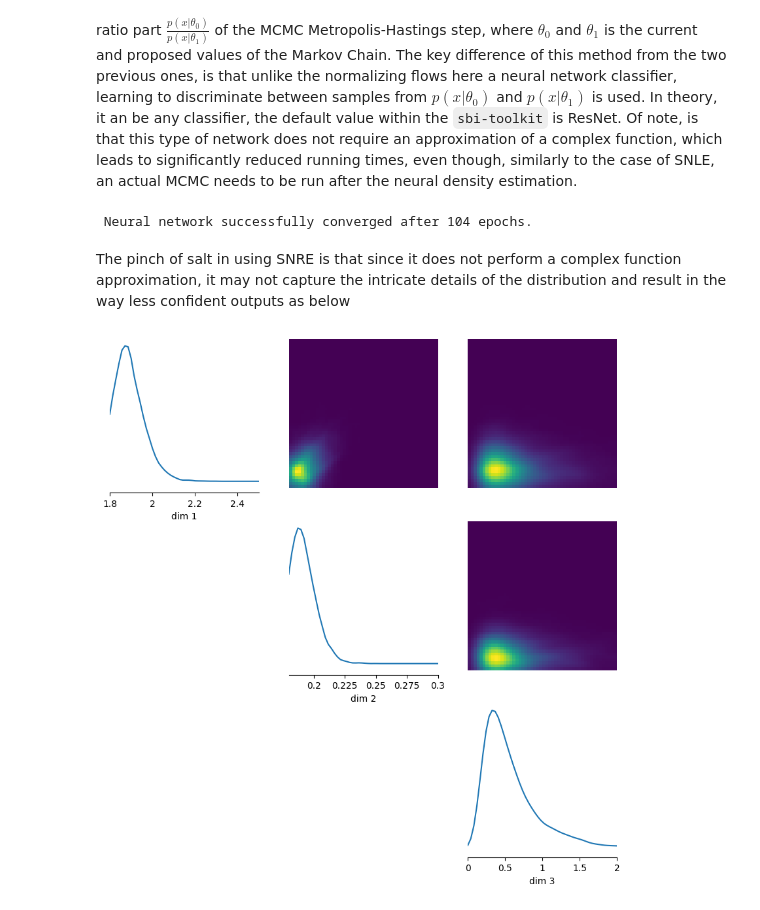
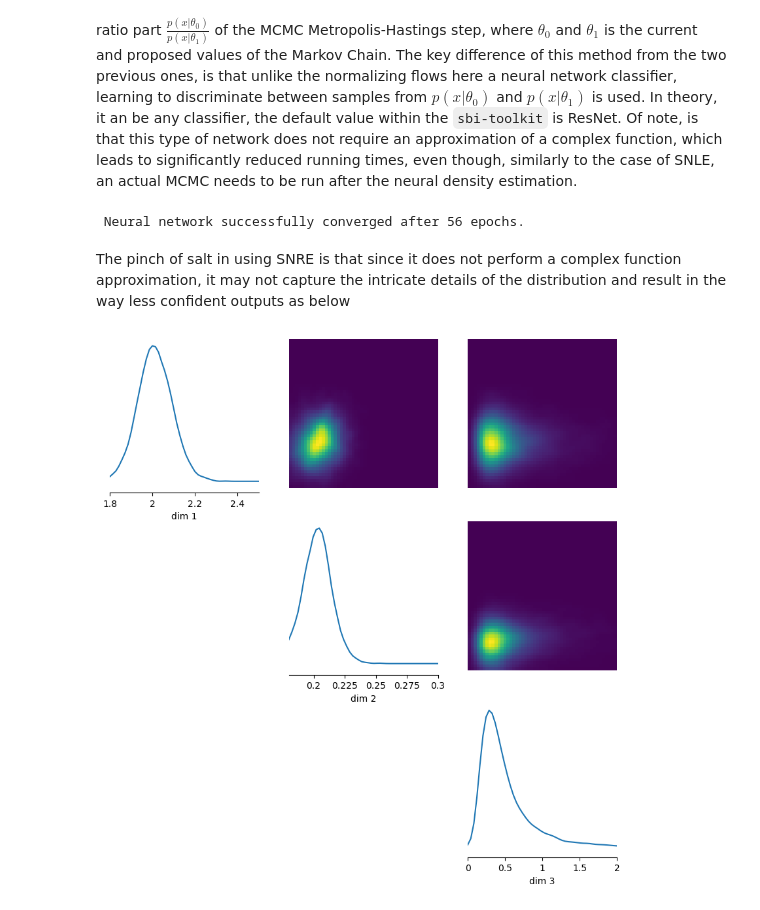
Before and after one commit to albazarova/sbi_intro, a Jupyter notebook: notebooks/2_MCMC_vs_sbi_ODE.ipynb, the cells around one changed output. Drawn from its saved outputs; the diff is of its cells as text; code cells hidden in the pictures.

```diff
--- a/notebooks/2_MCMC_vs_sbi_ODE.ipynb
+++ b/notebooks/2_MCMC_vs_sbi_ODE.ipynb
@@ -239,14 +234,14 @@ fig, out = pairplot(samples_NLE, limits=[[1.95,2.05],[0.195,0.21],[0.0,1.0]], fi
 
 SNRE method breaks the posterior further down by approximating only the likelihood-ratio part $\frac{p(x|\theta_0)}{p(x|\theta_1)}$ of the MCMC Metropolis-Hastings step, where $\theta_0$ and $\theta_1$ is the current and proposed values of the Markov Chain. The key difference of this method from the two previous ones, is that unlike the normalizing flows here a neural network classifier, learning to discriminate between samples from $p(x|\theta_0)$ and $p(x|\theta_1)$ is used. In theory, it an be any classifier, the default value within the `sbi-toolkit` is ResNet. Of note, is that this type of network does not require an approximation of a complex function, which leads to significantly reduced running times, even though, similarly to the case of SNLE, an actual MCMC needs to be run after the neural density estimation.
 # %%
-posterior = infer(simulator, prior, method="SNRE", num_simulations=5000,num_workers=-1)
+posterior = infer(simulator, prior, method="nre_b", num_simulations=5000,num_workers=64) # nre_b is SNRE
 # %% [output]
- Neural network successfully converged after 104 epochs.
+ Neural network successfully converged after 56 epochs.
 # %%
 samples_NRE = posterior.sample((10000,), x=observed_data.reshape((1,2000)))
 # %% [markdown]
 The pinch of salt in using SNRE is that since it does not perform a complex function approximation, it may not capture the intricate details of the distribution and result in the way less confident outputs as below
 # %%
-fig, out = pairplot(samples_NRE, limits=[[1.8,2.5],[0.18,0.3],[0.0,2.0]], fig_kwargs={'fig_size':(3,3)}, upper='kde', diag='kde')
+fig, out = pairplot(samples_NRE, limits=[[1.8,2.5],[0.18,0.3],[0.0,2.0]], upper='kde', diag='kde')
 # %% [output]
-[figure, old version]
+[figure, new version]
```
Also changed, not shown: parts of 8 cells of this notebook.
